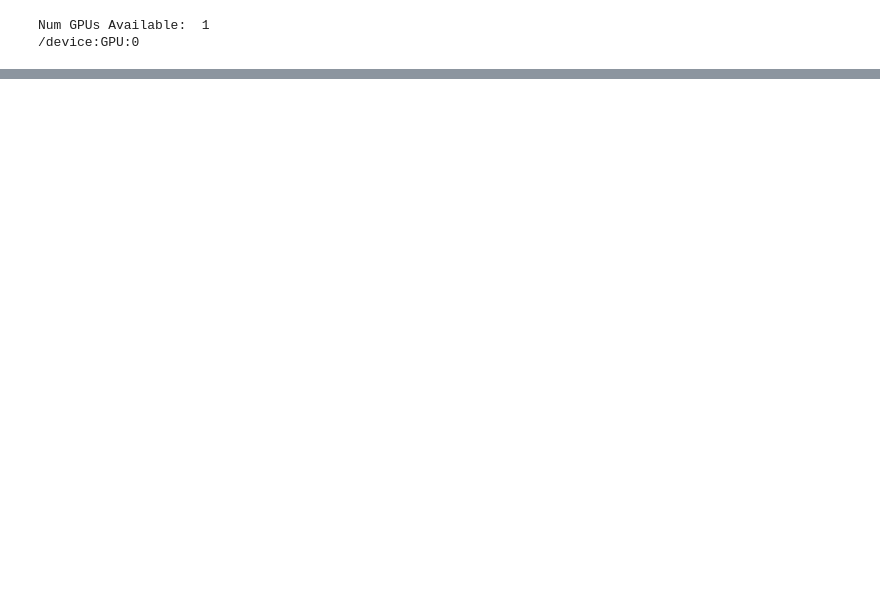
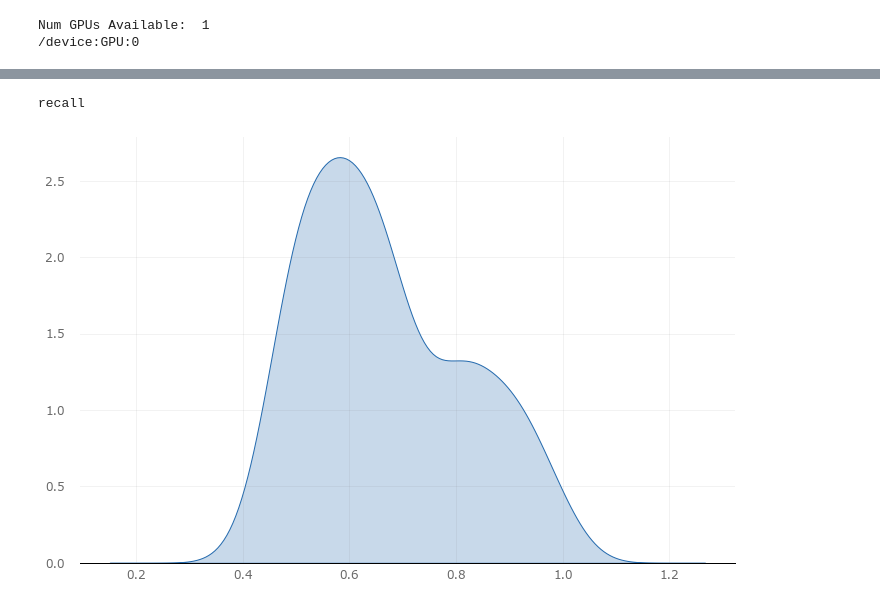
Before and after one commit to Yamamuen/CQF_final_project, a Jupyter notebook: DL.ipynb, the cells around one changed output, grey strips where cells are left out. Saved outputs shown, nothing was run; the diff lists cells and outputs as text; code cells hidden in the pictures; blank space fills up the shorter version.

```diff
--- a/DL.ipynb
+++ b/DL.ipynb
@@ -257,0 +426,6 @@ KeyboardInterrupt:
+# %%
+print('recall')
+talos.Analyze(scan).plot_kde('recall')
+# %% [output]
+recall
+[figure, added]
```
Also changed, not shown: parts of 40 cells of this notebook, 27 other files.
